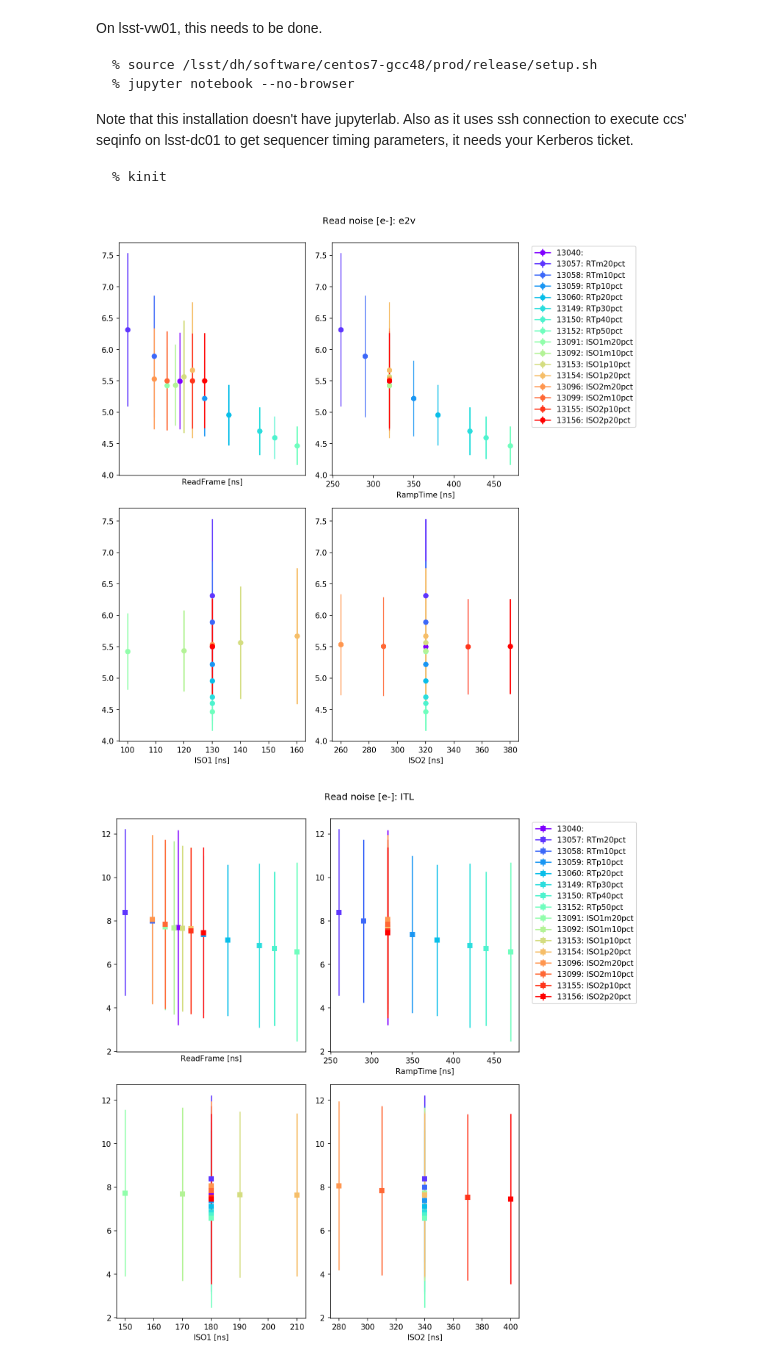
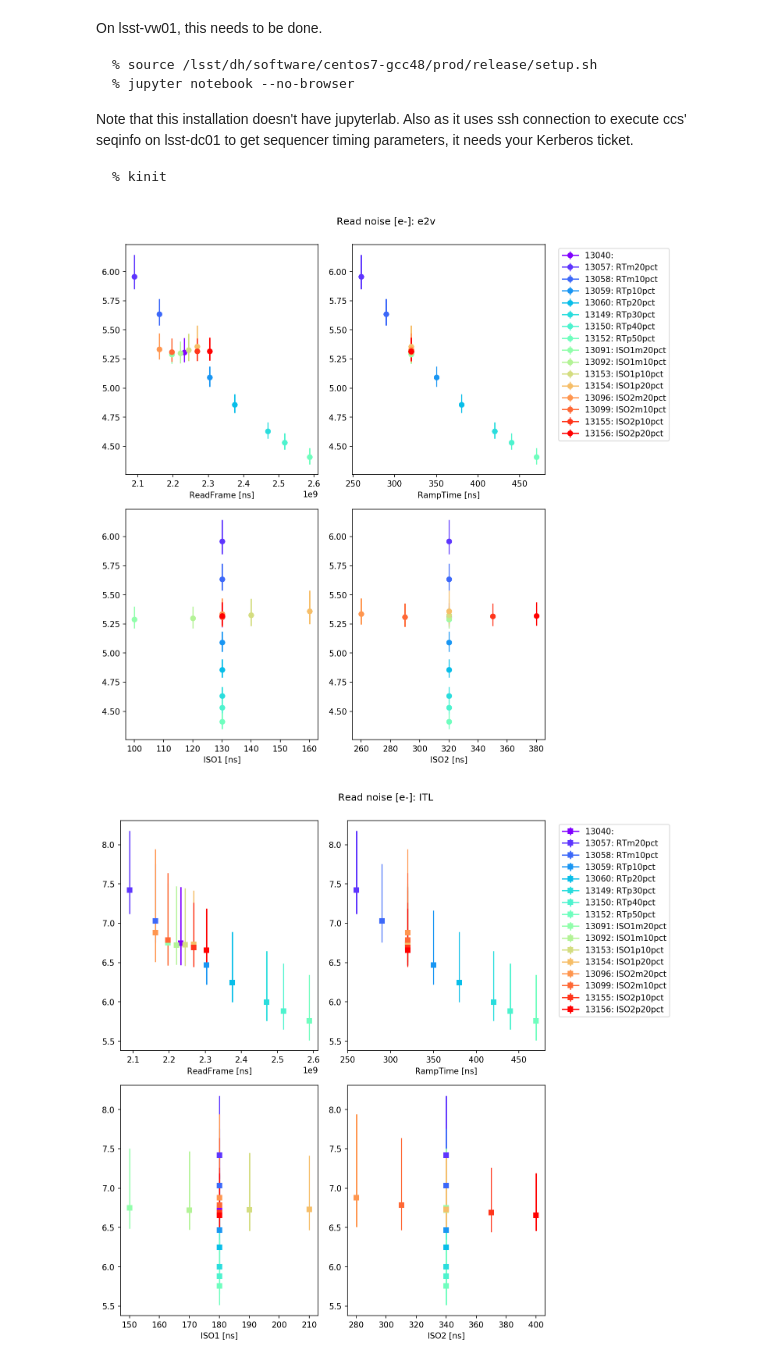
Before and after one commit to lsst-camera-dh/CompareRuns, a Jupyter notebook: ReadNoiseComparison.ipynb, the cells around one changed output. Saved outputs shown, nothing was run; the diff lists cells and outputs as text; code cells hidden in the pictures.

Commit message:
update figures

```diff
--- a/ReadNoiseComparison.ipynb
+++ b/ReadNoiseComparison.ipynb
@@ -74,6 +74,8 @@ def getsequencer( run ):
 # %%
 figa, ax = pylab.subplots(2, 2, figsize=(10,10), facecolor="white",dpi=150)
 figb, bx = pylab.subplots(2, 2, figsize=(10,10), facecolor="white",dpi=150)
+figc, cx = pylab.subplots(2, 2, figsize=(10,10), facecolor="white",dpi=150)
+
 
 baseline=None
 
@@ -131,46 +133,64 @@ for color, arun in zip(colors,runs):
         noise = []
 
         for abay in raft_types[atype]:
             try:
-                t=seqinfo[atype]["ReadFrameTime"]
+                if atype=="e2v":
+                    vendor="e2v"
+                else:
+                    vendor="ITL"
+                t=seqinfo[vendor]["ReadFrameTime"]
                 noise = numpy.concatenate(
                     [ noise, numpy.array([ ret[abay][asensor] for asensor in ret[abay] ]).flatten() ]
                 )
             except:
+                raise
                 pass
         try:
-            y=noise*baseline[atype]["RampTime"]/seqinfo[atype]["RampTime"]
-            y=y[numpy.where(y>0)]
-            mean=numpy.mean(y)
-            std=numpy.std(y)
+#            print(seqinfo[vendor])
+            scaling = baseline[vendor]["RampTime"]/seqinfo[vendor]["RampTime"]
+            y=noise*scaling
+            y=y[y>0]
+            median=numpy.median(y)
+            err=numpy.abs(numpy.percentile(y,[100-68.27,68.27])-median)
             label=f"{arun}: "+seqinfo["e2v"]["seqname"].replace(baseline["e2v"]["seqname"].replace(".seq",""),"").replace(".seq","")[1:]
+#            print(label, atype, scaling)
 
             if atype=="e2v":
                 marker="o"
                 plotters = ax
+            elif atype=="ITL":
+                marker="s"
+                plotters = bx
             else:
                 marker="s"
-                plotters = bx
+                plotters = cx
             for aplotter, x in zip(plotters.flatten(), [t,
-                                         seqinfo[atype]["RampTime"],
-                                         seqinfo[atype]["ISO1"],
-                                         seqinfo[atype]["ISO2"]
+                                         seqinfo[vendor]["RampTime"],
+                                         seqinfo[vendor]["ISO1"],
+                                         seqinfo[vendor]["ISO2"],
+                                         None
                                         ] ):
-                aplotter.errorbar(x, mean, std, marker=marker, color=color, label=label)
+                if x is not None:
+                    aplotter.errorbar(x, median, yerr=numpy.array([err]).T, marker=marker, color=color, label=label)
+                else:
+                    aplotter.hist(y, range=(0,20), bins=200, color=color, label=label, histtype="step")
+                    print(label, atype, y.sum())
 
         except:
-            pass
+            raise
 seqinfo = getsequencer(arun)
 
-for figp, px, avendor in [ (figa, ax, "e2v"), (figb, bx, "ITL") ]:
+for figp, px, avendor in [ (figa, ax, "e2v"), (figb, bx, "ITL"), (figc, cx, "Corners") ]:
     px[0][0].set_xlabel("ReadFrame [ns]")
-    px[0][0].semilogx()
     px[0][1].set_xlabel("RampTime [ns]")
     px[1][0].set_xlabel("ISO1 [ns]")
     px[1][1].set_xlabel("ISO2 [ns]")
+#    px[2][0].semilogy()
+#    px[2][0].set_xlabel("Read Noise [e-]")
     px[0][1].legend(bbox_to_anchor=(1.05, 1.0))
     figp.suptitle(f"Read noise [e-]: {avendor}")
-    figp.tight_layout(rect=[0, -0.03, 1, 0.95])
+    figp.tight_layout(rect=[0, 0.03, 1, 0.95])
+    figp.savefig(f"noise-change-at-atime-{avendor}.pdf")
 # %% [output]
-[figure, old version]
+[figure, new version]
-[figure, old version]
+[figure, new version]
```
Also changed, not shown: parts of 3 cells of this notebook.
